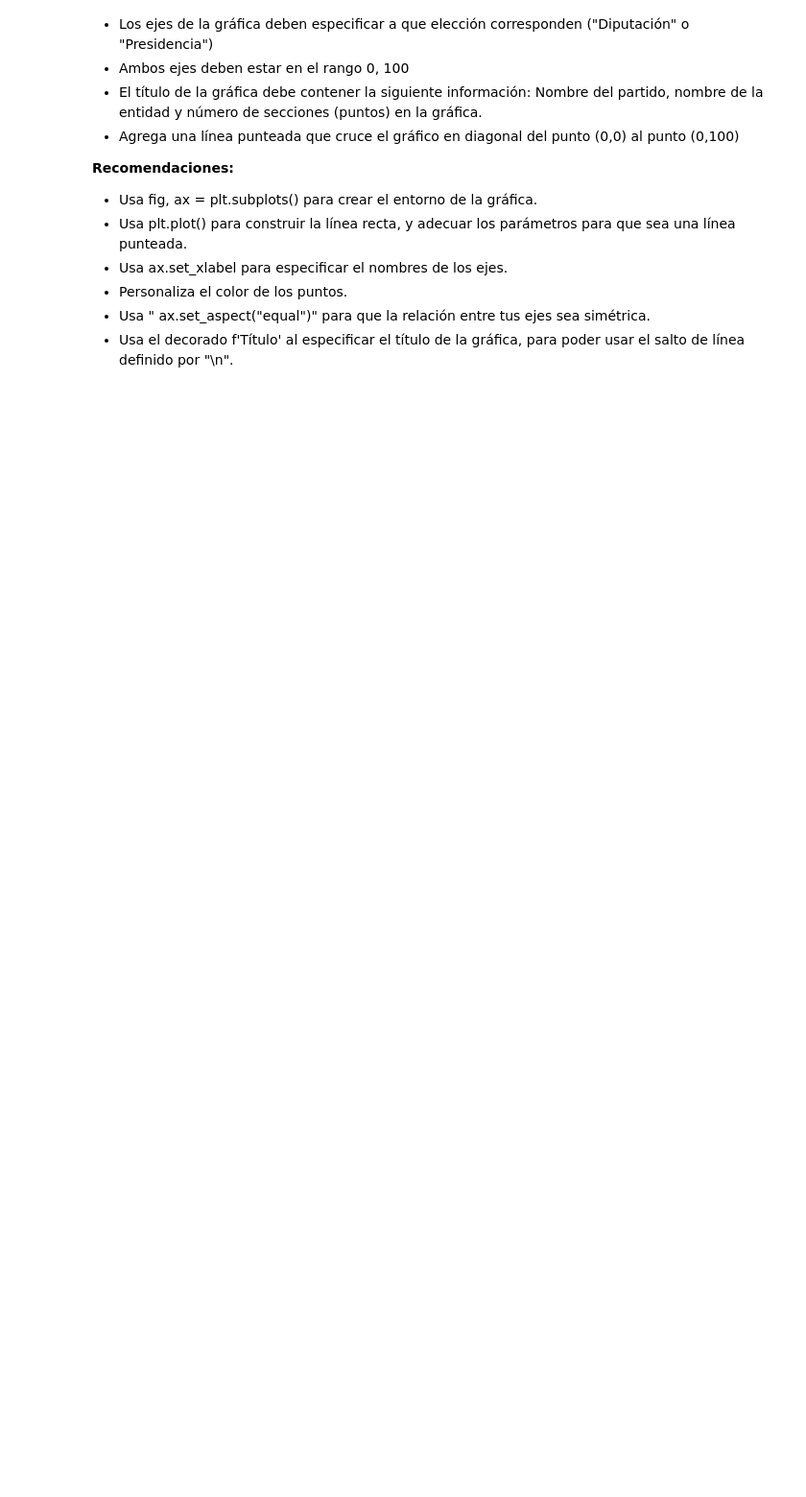
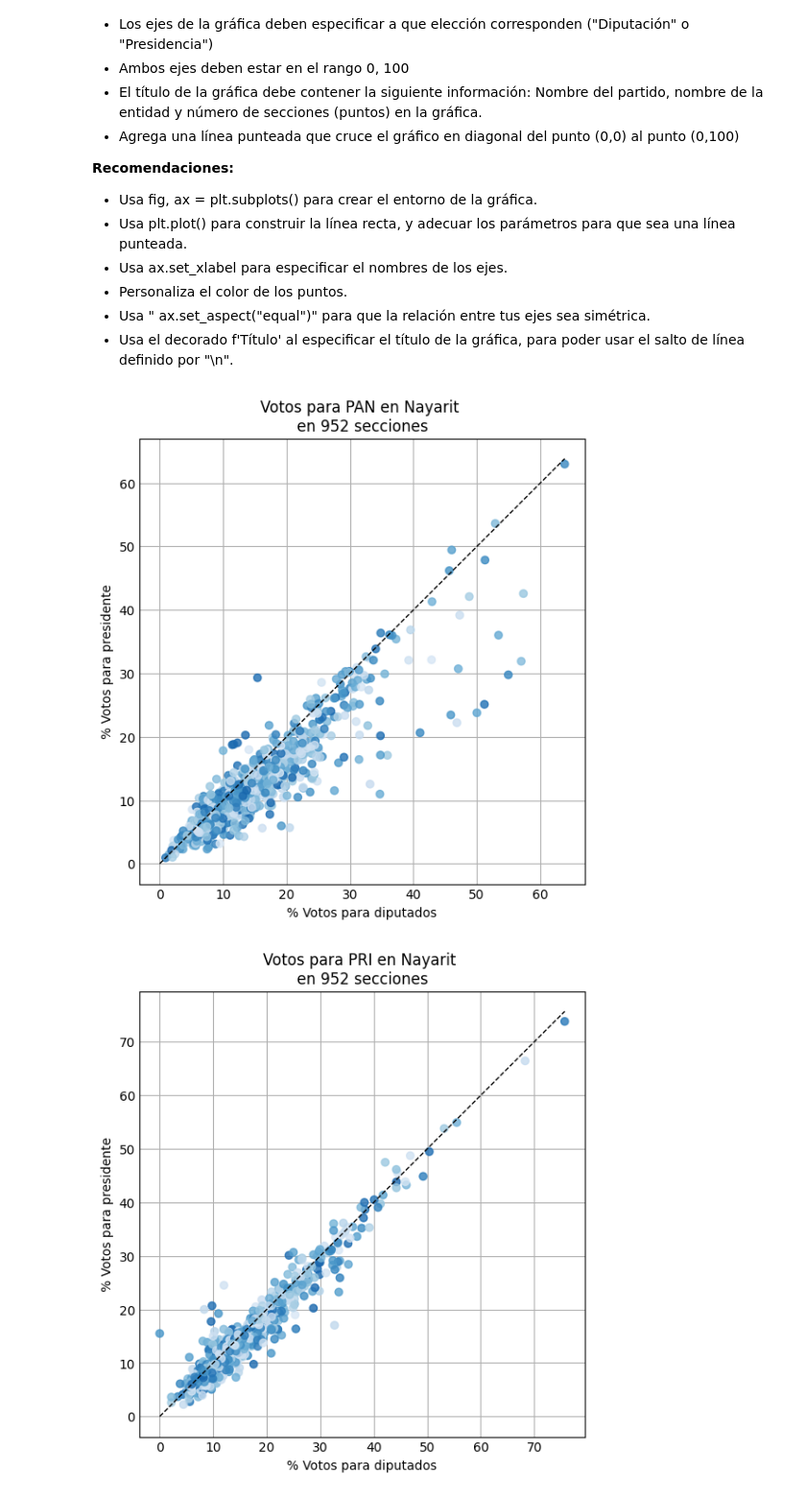
Before and after one commit to heritaco/Data-Mining, a Jupyter notebook: 02-IA-clase/ueoa.ipynb, the cells around one changed output. Shown at 96% size. Saved outputs shown, nothing was run; the diff lists cells and outputs as text; code cells hidden in the pictures; blank space fills up the shorter version.

```diff
--- a/02-IA-clase/ueoa.ipynb
+++ b/02-IA-clase/ueoa.ipynb
@@ -188,37 +188,43 @@ Escribe una función que construya una gráfica de dispersión del porcentaje de
 # %%
 import matplotlib.pyplot as plt
 import numpy as np
 
 plt.style.use('_mpl-gallery')
-
-partido = "PAN"
-
 
 diputados = datos[("Diputados", partido)]
 presidentes = datos[("Presidente", partido)]
 
 # size and color:
 sizes = np.random.uniform(15, 80, len(diputados))
 colors = np.random.uniform(15, 80, len(diputados))
 
 
-def grafica_dispersion(partido):
-
+def grafica_votos(partido):
+    # Conseguimos los porcentajes de votos para diputados y presidente
     porcentaje_dip = datos[("Diputados", partido)] / datos[("Diputados", "TOTAL_VOTOS")] * 100
     porcentaje_pres = datos[("Presidente", partido)] / datos[("Presidente", "TOTAL_VOTOS")] * 100
 
+    # Conseguimos el máximo de los porcentajes, para la linea
     max_dip = porcentaje_dip.max()
     max_pres = porcentaje_pres.max()
     maxmax = max(max_dip, max_pres)
 
+    # Graficamos
     fig, ax = plt.subplots(figsize=(5, 5))
-    ax.set_aspect('equal')
+    ax.set_aspect('equal')  # Para que los ejes tengan la misma escala
 
-    ax.scatter(porcentaje_dip, porcentaje_pres, c=colors, vmin=0, vmax=100, alpha=0.8) # Matplotlib
+    ax.scatter(porcentaje_dip, porcentaje_pres, c=colors, vmin=0, vmax=100, alpha=0.8) # - Matplotlib
 
-    plt.plot([0,maxmax], [0, maxmax], color='black', linestyle='--', linewidth=1)
-    ax.set_xlabel("porcentaje de votos para diputados")
-    ax.set_ylabel("porcentaje de votos para presidente")
-    ax.set_title(f"Votos para {partido} en Nayarit \n en {len(diputados)} secciones ")
+    plt.plot([0,maxmax], [0, maxmax], color='black', linestyle='--', linewidth=1) # Una linea que empieza en 0 y termina en el máximo
+    ax.set_xlabel("% Votos para diputados") # Etiqueta del eje x
+    ax.set_ylabel("% Votos para presidente")
+    ax.set_title(f"Votos para {partido} en Nayarit \n en {len(diputados)} secciones ") # Título de la gráfica
 
-    plt.show()
+    plt.show() # Mostrar la gráfica
+
+grafica_votos("PAN")
+grafica_votos("PRI")
+grafica_votos("MORENA")
+# %% [output]
+[figure, added]
+[figure, added]
```
Also changed, not shown: parts of 3 cells of this notebook.
